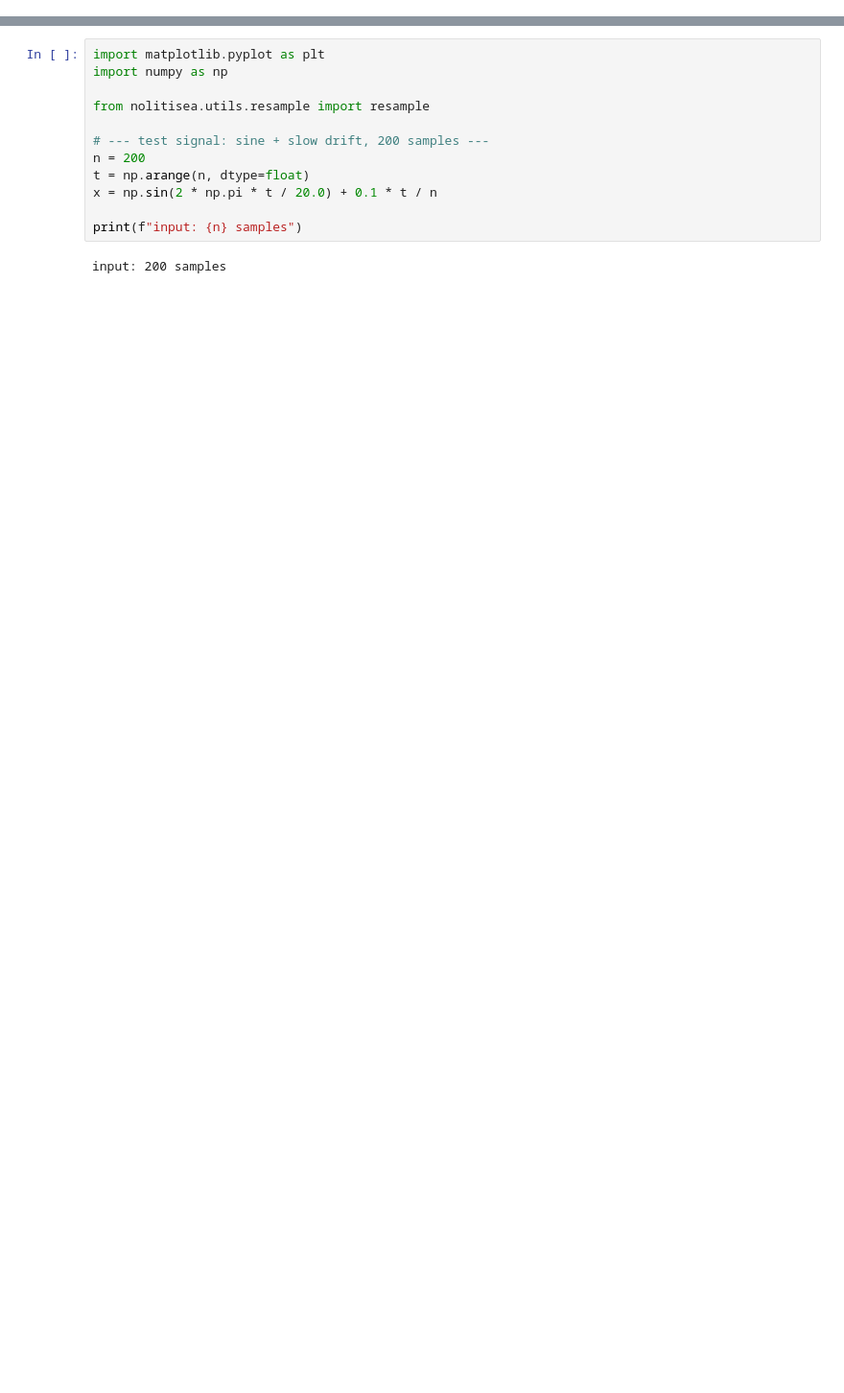
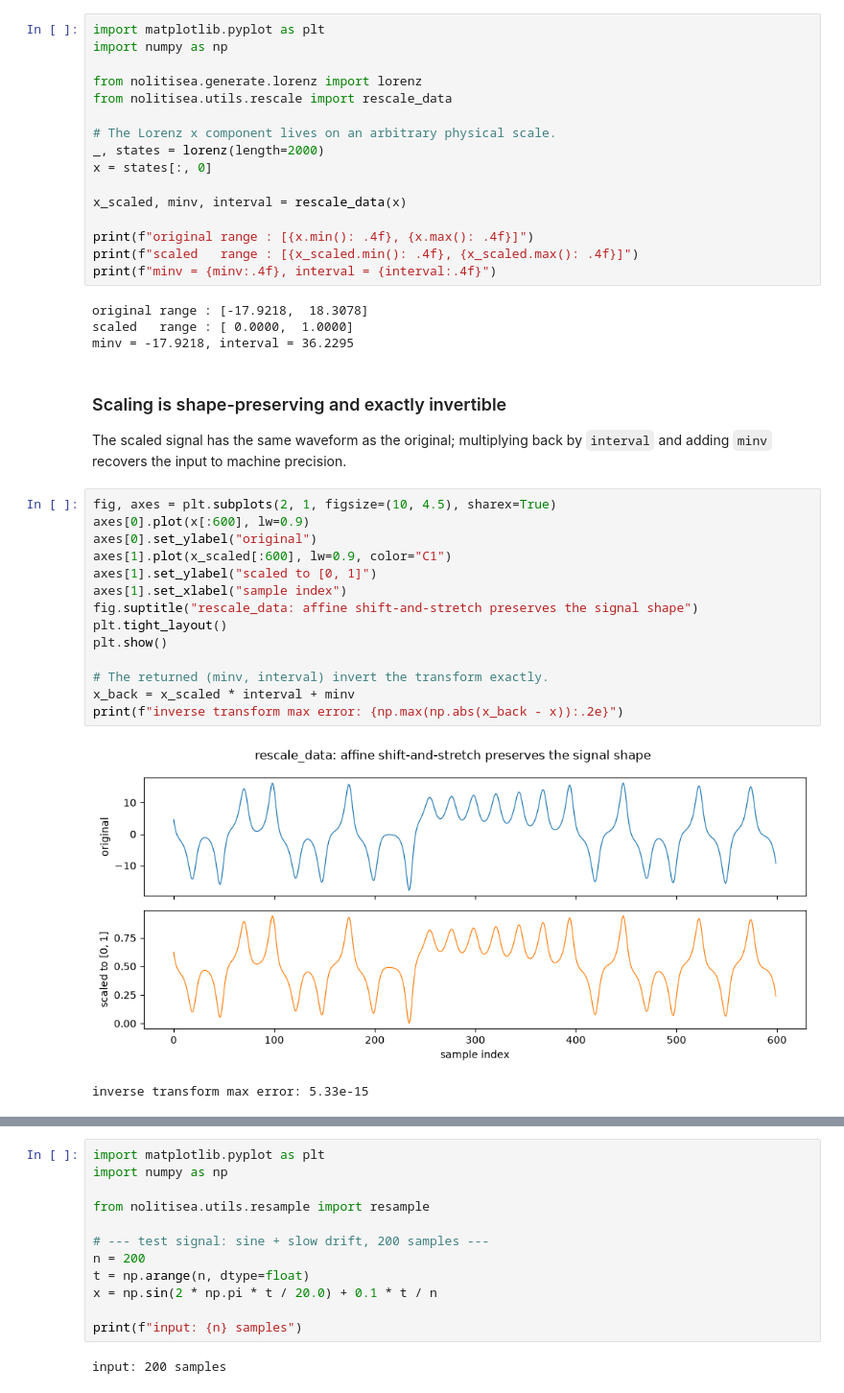
Before and after one commit to ieeningnwq/nolitisea, a Jupyter notebook: examples/utils.ipynb, the cells around one changed output, grey strips where cells are left out. Shown at 96% size. Drawn from its saved outputs; the diff is of its cells as text; blank space fills up the shorter version.

```diff
--- a/examples/utils.ipynb
+++ b/examples/utils.ipynb
@@ -0,0 +31,42 @@
+# %%
+import matplotlib.pyplot as plt
+import numpy as np
+
+from nolitisea.generate.lorenz import lorenz
+from nolitisea.utils.rescale import rescale_data
+
+# The Lorenz x component lives on an arbitrary physical scale.
+_, states = lorenz(length=2000)
+x = states[:, 0]
+
+x_scaled, minv, interval = rescale_data(x)
+
+print(f"original range : [{x.min(): .4f}, {x.max(): .4f}]")
+print(f"scaled   range : [{x_scaled.min(): .4f}, {x_scaled.max(): .4f}]")
+print(f"minv = {minv:.4f}, interval = {interval:.4f}")
+# %% [output]
+original range : [-17.9218,  18.3078]
+scaled   range : [ 0.0000,  1.0000]
+minv = -17.9218, interval = 36.2295
+# %% [markdown]
+### Scaling is shape-preserving and exactly invertible
+
+The scaled signal has the same waveform as the original; multiplying back
+by `interval` and adding `minv` recovers the input to machine precision.
+# %%
+fig, axes = plt.subplots(2, 1, figsize=(10, 4.5), sharex=True)
+axes[0].plot(x[:600], lw=0.9)
+axes[0].set_ylabel("original")
+axes[1].plot(x_scaled[:600], lw=0.9, color="C1")
+axes[1].set_ylabel("scaled to [0, 1]")
+axes[1].set_xlabel("sample index")
+fig.suptitle("rescale_data: affine shift-and-stretch preserves the signal shape")
+plt.tight_layout()
+plt.show()
+
+# The returned (minv, interval) invert the transform exactly.
+x_back = x_scaled * interval + minv
+print(f"inverse transform max error: {np.max(np.abs(x_back - x)):.2e}")
+# %% [output]
+[figure, added]
+inverse transform max error: 5.33e-15
```
Also changed, not shown: parts of 23 cells of this notebook, 48 other files.
